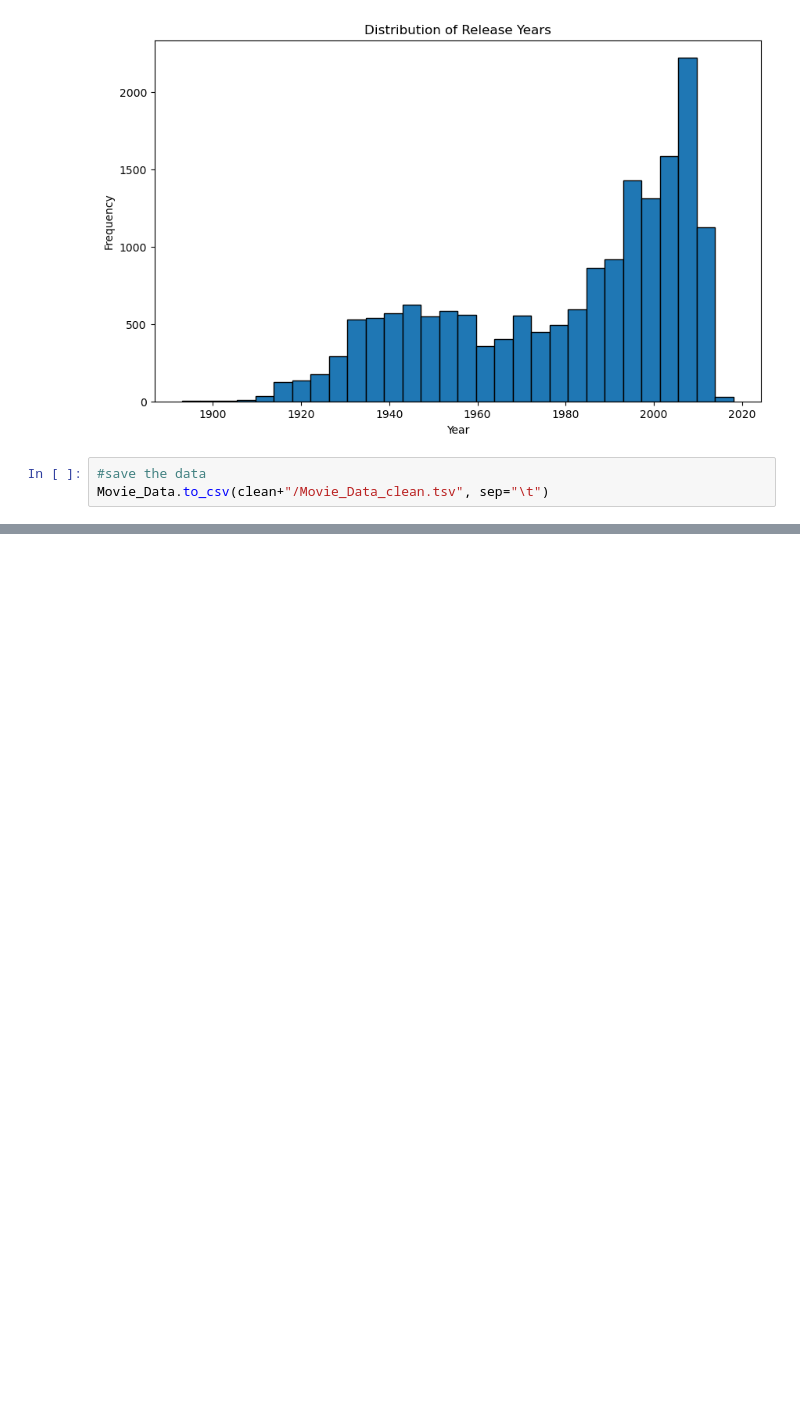
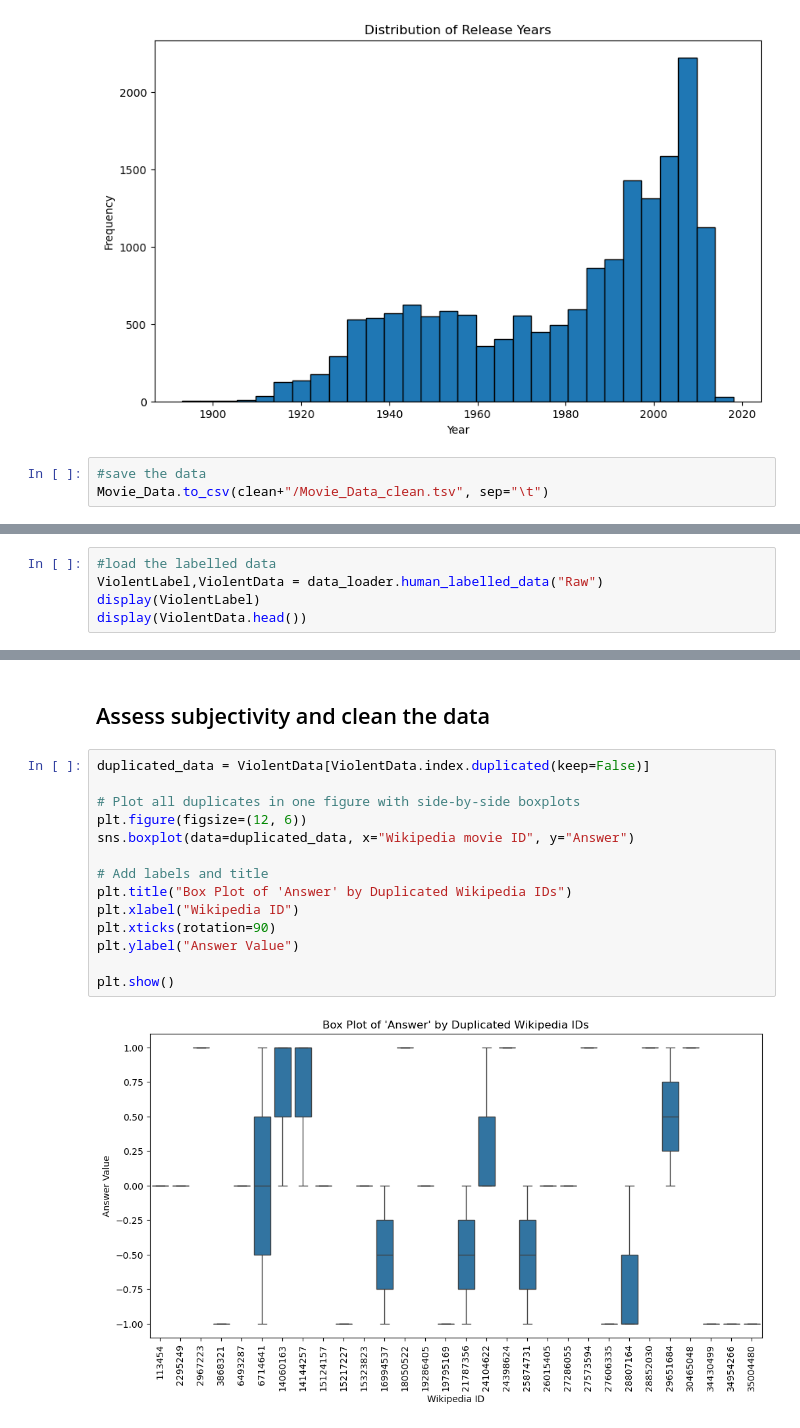
Before and after one commit to epfl-ada/ada-2024-project-alligatorsdontapologize24, a Jupyter notebook: src/script/1_Data_Cleaning.ipynb, the cells around one changed output, grey strips where cells are left out. Saved outputs shown, nothing was run; the diff lists cells and outputs as text; blank space fills up the shorter version.

Commit message:
better data cleaning and first LLM

```diff
--- a/src/script/Data_Cleaning.ipynb
+++ b/src/script/1_Data_Cleaning.ipynb
@@ -329,0 +348,5 @@ Movie_Data.to_csv(clean+"/Movie_Data_clean.tsv", sep="\t")
+# %%
+#load the labelled data
+ViolentLabel,ViolentData = data_loader.human_labelled_data("Raw")
+display(ViolentLabel)
+display(ViolentData.head())
@@ -329,0 +365,18 @@ Movie_Data.to_csv(clean+"/Movie_Data_clean.tsv", sep="\t")
+# %% [markdown]
+## Assess subjectivity and clean the data
+# %%
+duplicated_data = ViolentData[ViolentData.index.duplicated(keep=False)]
+
+# Plot all duplicates in one figure with side-by-side boxplots
+plt.figure(figsize=(12, 6))
+sns.boxplot(data=duplicated_data, x="Wikipedia movie ID", y="Answer")
+
+# Add labels and title
+plt.title("Box Plot of 'Answer' by Duplicated Wikipedia IDs")
+plt.xlabel("Wikipedia ID")
+plt.xticks(rotation=90)
+plt.ylabel("Answer Value")
+
+plt.show()
+# %% [output]
+[figure, added]
```
Also changed, not shown: parts of 9 cells of this notebook, 6 other files.
